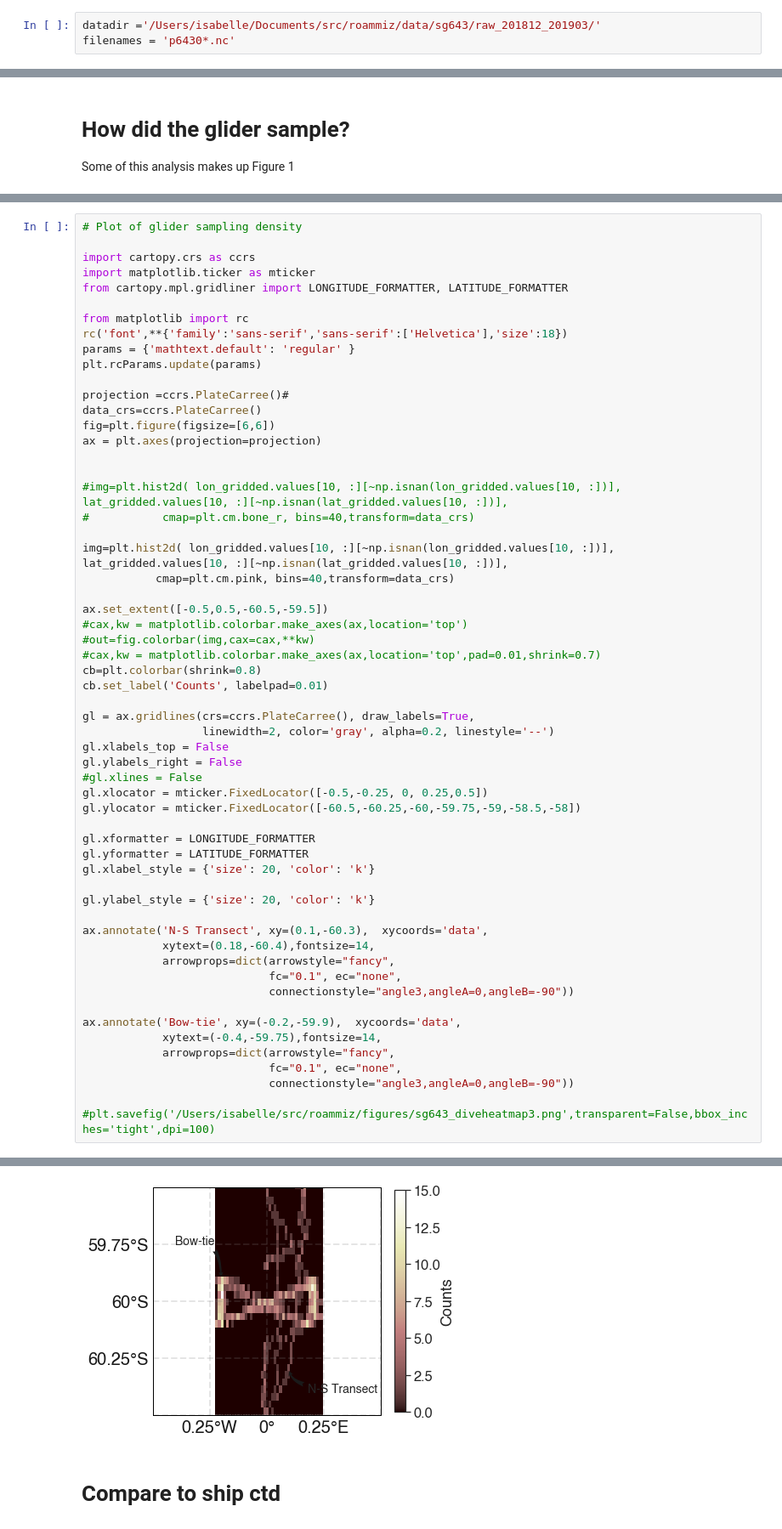
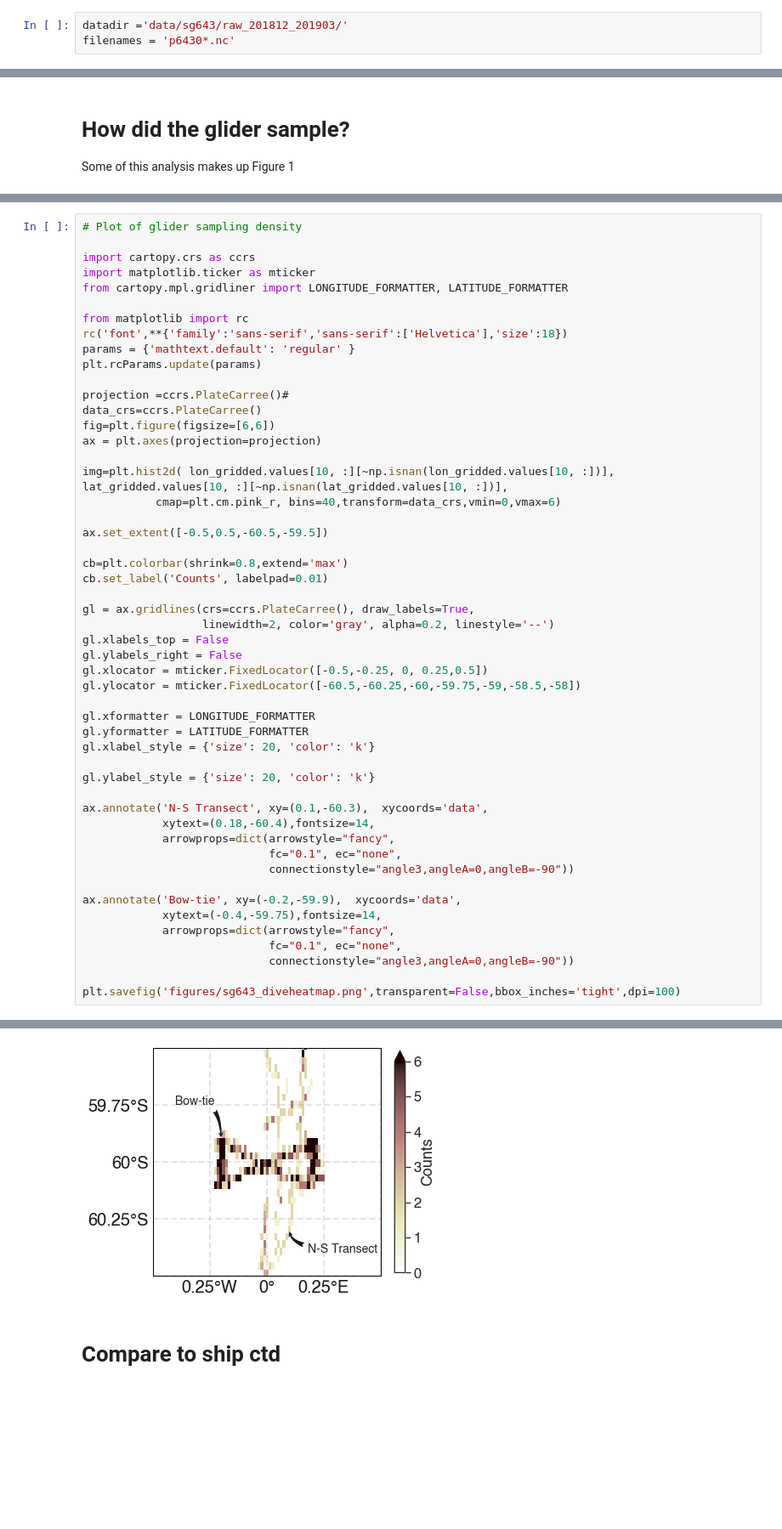
Before and after one commit to isgiddy/giddy-2020-roammiz, a Jupyter notebook: sg643_post_processing.ipynb, the cells around one changed output, grey strips where cells are left out. Shown at 85% size. Drawn from its saved outputs; the diff is of its cells as text; blank space fills up the shorter version.

```diff
--- a/sg643_post_processing.ipynb
+++ b/sg643_post_processing.ipynb
@@ -24,7 +24,7 @@ rc('font',**{'family':'sans-serif','sans-serif':['Helvetica'],'size':16})
 params = {'mathtext.default': 'regular' }
 plt.rcParams.update(params)
 # %%
-datadir ='/Users/isabelle/Documents/src/roammiz/data/sg643/raw_201812_201903/'
+datadir ='data/sg643/raw_201812_201903/'
 filenames = 'p6430*.nc'
 # %%
 # Load physics (C,T) and biochemistry (O2, phyto)
@@ -122,25 +122,18 @@ data_crs=ccrs.PlateCarree()
 fig=plt.figure(figsize=[6,6])
 ax = plt.axes(projection=projection)
 
-
-#img=plt.hist2d( lon_gridded.values[10, :][~np.isnan(lon_gridded.values[10, :])], lat_gridded.values[10, :][~np.isnan(lat_gridded.values[10, :])],
-#           cmap=plt.cm.bone_r, bins=40,transform=data_crs)
-
 img=plt.hist2d( lon_gridded.values[10, :][~np.isnan(lon_gridded.values[10, :])], lat_gridded.values[10, :][~np.isnan(lat_gridded.values[10, :])],
-           cmap=plt.cm.pink, bins=40,transform=data_crs)
+           cmap=plt.cm.pink_r, bins=40,transform=data_crs,vmin=0,vmax=6)
 
 ax.set_extent([-0.5,0.5,-60.5,-59.5])
-#cax,kw = matplotlib.colorbar.make_axes(ax,location='top')
-#out=fig.colorbar(img,cax=cax,**kw)
-#cax,kw = matplotlib.colorbar.make_axes(ax,location='top',pad=0.01,shrink=0.7)
-cb=plt.colorbar(shrink=0.8)
+
+cb=plt.colorbar(shrink=0.8,extend='max')
 cb.set_label('Counts', labelpad=0.01)
 
 gl = ax.gridlines(crs=ccrs.PlateCarree(), draw_labels=True,
                   linewidth=2, color='gray', alpha=0.2, linestyle='--')
 gl.xlabels_top = False
 gl.ylabels_right = False
-#gl.xlines = False
 gl.xlocator = mticker.FixedLocator([-0.5,-0.25, 0, 0.25,0.5])
 gl.ylocator = mticker.FixedLocator([-60.5,-60.25,-60,-59.75,-59,-58.5,-58])
 
@@ -162,5 +155,5 @@ ax.annotate('Bow-tie', xy=(-0.2,-59.9),  xycoords='data',
                             fc="0.1", ec="none",
                             connectionstyle="angle3,angleA=0,angleB=-90"))
 
-#plt.savefig('/Users/isabelle/src/roammiz/figures/sg643_diveheatmap3.png',transparent=False,bbox_inches='tight',dpi=100)
+plt.savefig('figures/sg643_diveheatmap.png',transparent=False,bbox_inches='tight',dpi=100)
 # %% [output]
@@ -168,4 +160,4 @@ Text(-0.4, -59.75, 'Bow-tie')
-[figure, old version]
+[figure, new version]
 # %% [markdown]
 # Compare to ship ctd
 # %%
```
Also changed, not shown: parts of 19 cells of this notebook.
